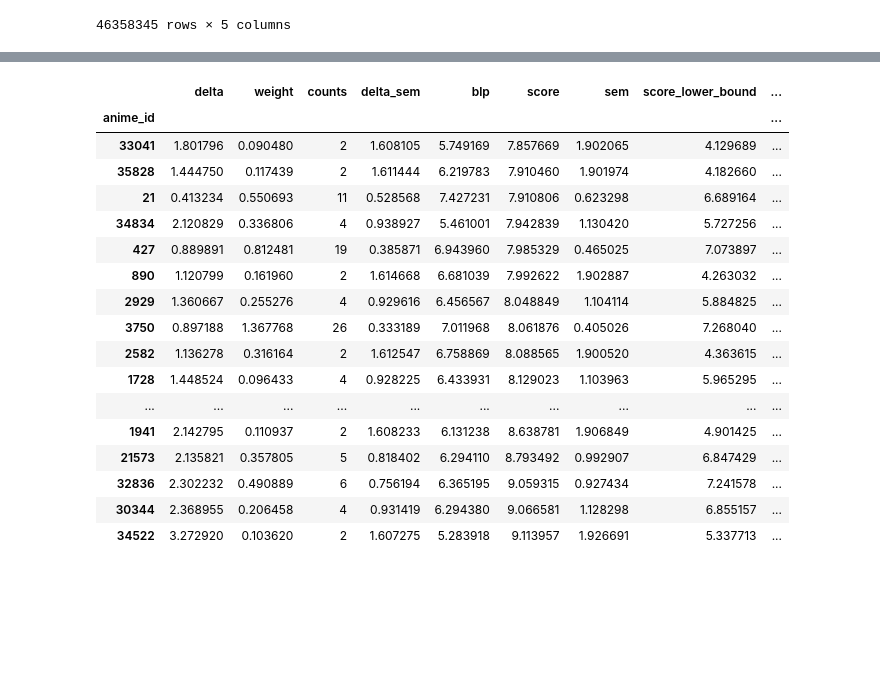
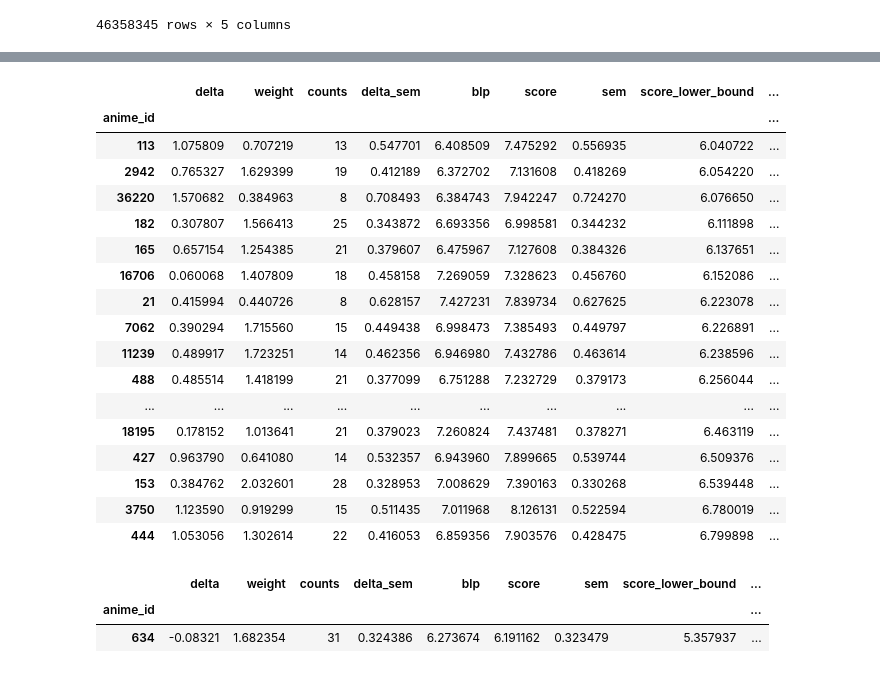
Before and after one commit to Fro116/RecommenderSystem, a Jupyter notebook: ItemItemNormalization.ipynb, the cells around one changed output, grey strips where cells are left out. Saved outputs shown, nothing was run; the diff lists cells and outputs as text; code cells hidden in the pictures; blank space fills up the shorter version.

```diff
--- a/ItemItemNormalization.ipynb
+++ b/ItemItemNormalization.ipynb
@@ -106,6 +110,3 @@ all_corrs = pickle.load(open("item_correlations/correlations.pkl", "rb"))
-# %%
-all_corrs['corr_var'] = 0 # TODO fix
-all_corrs['size'] = -1 # TODO fix
 # %%
 all_corrs["similarity"] = all_corrs["corr"].abs()
 all_corrs = all_corrs.dropna()
@@ -132,7 +151,7 @@ user_var = (
     .rename({"normalized_score": "user_var"}, axis=1)
     .dropna()
 )
-score['user_var'] = user_var.loc['Fro116'].squeeze()
+score["user_var"] = user_var.loc["Fro116"].squeeze()
 
 anime_var = (
     pd.DataFrame(filtered_df.groupby("anime_id")["normalized_score"].var())
@@ -141,7 +160,14 @@ anime_var = (
 )
 score = score.merge(anime_var, on="anime_id")
 
-score = score.drop('anime_id', axis=1).rename({'anime_id_x': 'anime_id'}, axis=1)
+score = score.drop("anime_id", axis=1).rename({"anime_id_x": "anime_id"}, axis=1)
+
+if full_neighborhoods:
+    score = (
+        score.groupby("anime_id")
+        .apply(lambda x: x.sort_values(by="similarity")[-neighborhood_size:])
+        .reset_index(drop=True)
+    )
 # %%
 score.head()
 # %% [output]
@@ -183,7 +209,7 @@ def correction_factor(x):
 
 
 delta_var = score.groupby("anime_id").apply(
-    lambda x: np.sum(x["user_var"] * x["corr"] ** 2 * correction_factor(x))
+    lambda x: np.sum(x["anime_var"] * x["corr"] ** 2 * correction_factor(x))
     / (x["corr"].abs().sum() ** 2)
 )
 
@@ -217,15 +243,21 @@ recomendee_seen_shows = filtered_df.loc[recommendee].merge(pred_df, on=["anime_i
 recomendee_seen_shows["target"] = (
     recomendee_seen_shows["my_score"] - recomendee_seen_shows["blp"]
 )
-model = lm("target ~ delta + 0", recomendee_seen_shows)
-pred_df["score"] = model.predict(pred_df) + pred_df["blp"]
-pred_df["sem"] = np.sqrt(
-    (
-        (pred_df["delta_sem"] ** 2 + pred_df["delta"] ** 2)
-        * (model.bse["delta"] ** 2 + model.params["delta"] ** 2)
+if perform_regression:
+
+    model = lm("target ~ delta + 0", recomendee_seen_shows)
+    pred_df["score"] = model.predict(pred_df) + pred_df["blp"]
+    pred_df["sem"] = np.sqrt(
+        (
+            (pred_df["delta_sem"] ** 2 + pred_df["delta"] ** 2)
+            * (model.bse["delta"] ** 2 + model.params["delta"] ** 2)
+        )
+        - pred_df["delta"] ** 2 * model.params["delta"] ** 2
     )
-    - pred_df["delta"] ** 2 * model.params["delta"] ** 2
-)
+else:
+    pred_df["score"] = pred_df["delta"] + pred_df["blp"]
+    pred_df["sem"] = pred_df["delta_sem"]
+
 
 zscore = st.norm.ppf(1 - (1 - confidence_interval) / 2)
 pred_df["score_lower_bound"] = pred_df["score"] - pred_df["sem"] * zscore
@@ -329,21 +340,27 @@ new_recs.loc[lambda x: (x["delta"] > 0)].sort_values(by="score_lower_bound")[-20
 # %%
-new_recs.loc[lambda x: (x["delta"] > 0)].sort_values(by="score")[-20:]
+new_recs.loc[lambda x: (x["delta"] > 0)].sort_values(by="score_lower_bound")[-20:]
 # %% [output]
 |  | delta | weight | counts | delta_sem | blp | score | sem | score_lower_bound | ... |
 | anime_id |  |  |  |  |  |  |  |  | ... |
-| 33041 | 1.801796 | 0.090480 | 2 | 1.608105 | 5.749169 | 7.857669 | 1.902065 | 4.129689 | ... |
-| 35828 | 1.444750 | 0.117439 | 2 | 1.611444 | 6.219783 | 7.910460 | 1.901974 | 4.182660 | ... |
-| 21 | 0.413234 | 0.550693 | 11 | 0.528568 | 7.427231 | 7.910806 | 0.623298 | 6.689164 | ... |
-| 34834 | 2.120829 | 0.336806 | 4 | 0.938927 | 5.461001 | 7.942839 | 1.130420 | 5.727256 | ... |
-| 427 | 0.889891 | 0.812481 | 19 | 0.385871 | 6.943960 | 7.985329 | 0.465025 | 7.073897 | ... |
-| 890 | 1.120799 | 0.161960 | 2 | 1.614668 | 6.681039 | 7.992622 | 1.902887 | 4.263032 | ... |
-| 2929 | 1.360667 | 0.255276 | 4 | 0.929616 | 6.456567 | 8.048849 | 1.104114 | 5.884825 | ... |
-| 3750 | 0.897188 | 1.367768 | 26 | 0.333189 | 7.011968 | 8.061876 | 0.405026 | 7.268040 | ... |
-| 2582 | 1.136278 | 0.316164 | 2 | 1.612547 | 6.758869 | 8.088565 | 1.900520 | 4.363615 | ... |
-| 1728 | 1.448524 | 0.096433 | 4 | 0.928225 | 6.433931 | 8.129023 | 1.103963 | 5.965295 | ... |
+| 113 | 1.075809 | 0.707219 | 13 | 0.547701 | 6.408509 | 7.475292 | 0.556935 | 6.040722 | ... |
+| 2942 | 0.765327 | 1.629399 | 19 | 0.412189 | 6.372702 | 7.131608 | 0.418269 | 6.054220 | ... |
+| 36220 | 1.570682 | 0.384963 | 8 | 0.708493 | 6.384743 | 7.942247 | 0.724270 | 6.076650 | ... |
+| 182 | 0.307807 | 1.566413 | 25 | 0.343872 | 6.693356 | 6.998581 | 0.344232 | 6.111898 | ... |
+| 165 | 0.657154 | 1.254385 | 21 | 0.379607 | 6.475967 | 7.127608 | 0.384326 | 6.137651 | ... |
+| 16706 | 0.060068 | 1.407809 | 18 | 0.458158 | 7.269059 | 7.328623 | 0.456760 | 6.152086 | ... |
+| 21 | 0.415994 | 0.440726 | 8 | 0.628157 | 7.427231 | 7.839734 | 0.627625 | 6.223078 | ... |
+| 7062 | 0.390294 | 1.715560 | 15 | 0.449438 | 6.998473 | 7.385493 | 0.449797 | 6.226891 | ... |
+| 11239 | 0.489917 | 1.723251 | 14 | 0.462356 | 6.946980 | 7.432786 | 0.463614 | 6.238596 | ... |
+| 488 | 0.485514 | 1.418199 | 21 | 0.377099 | 6.751288 | 7.232729 | 0.379173 | 6.256044 | ... |
 | ... | ... | ... | ... | ... | ... | ... | ... | ... | ... |
-| 1941 | 2.142795 | 0.110937 | 2 | 1.608233 | 6.131238 | 8.638781 | 1.906849 | 4.901425 | ... |
-| 21573 | 2.135821 | 0.357805 | 5 | 0.818402 | 6.294110 | 8.793492 | 0.992907 | 6.847429 | ... |
-| 32836 | 2.302232 | 0.490889 | 6 | 0.756194 | 6.365195 | 9.059315 | 0.927434 | 7.241578 | ... |
-| 30344 | 2.368955 | 0.206458 | 4 | 0.931419 | 6.294380 | 9.066581 | 1.128298 | 6.855157 | ... |
-| 34522 | 3.272920 | 0.103620 | 2 | 1.607275 | 5.283918 | 9.113957 | 1.926691 | 5.337713 | ... |
+| 18195 | 0.178152 | 1.013641 | 21 | 0.379023 | 7.260824 | 7.437481 | 0.378271 | 6.463119 | ... |
+| 427 | 0.963790 | 0.641080 | 14 | 0.532357 | 6.943960 | 7.899665 | 0.539744 | 6.509376 | ... |
+| 153 | 0.384762 | 2.032601 | 28 | 0.328953 | 7.008629 | 7.390163 | 0.330268 | 6.539448 | ... |
+| 3750 | 1.123590 | 0.919299 | 15 | 0.511435 | 7.011968 | 8.126131 | 0.522594 | 6.780019 | ... |
+| 444 | 1.053056 | 1.302614 | 22 | 0.416053 | 6.859356 | 7.903576 | 0.428475 | 6.799898 | ... |
+# %%
+new_recs.loc[lambda x: x['title'] == 'Koi Kaze']
+# %% [output]
+|  | delta | weight | counts | delta_sem | blp | score | sem | score_lower_bound | ... |
+| anime_id |  |  |  |  |  |  |  |  | ... |
+| 634 | -0.08321 | 1.682354 | 31 | 0.324386 | 6.273674 | 6.191162 | 0.323479 | 5.357937 | ... |
```
Also changed, not shown: parts of 10 cells of this notebook, 2 other files.
